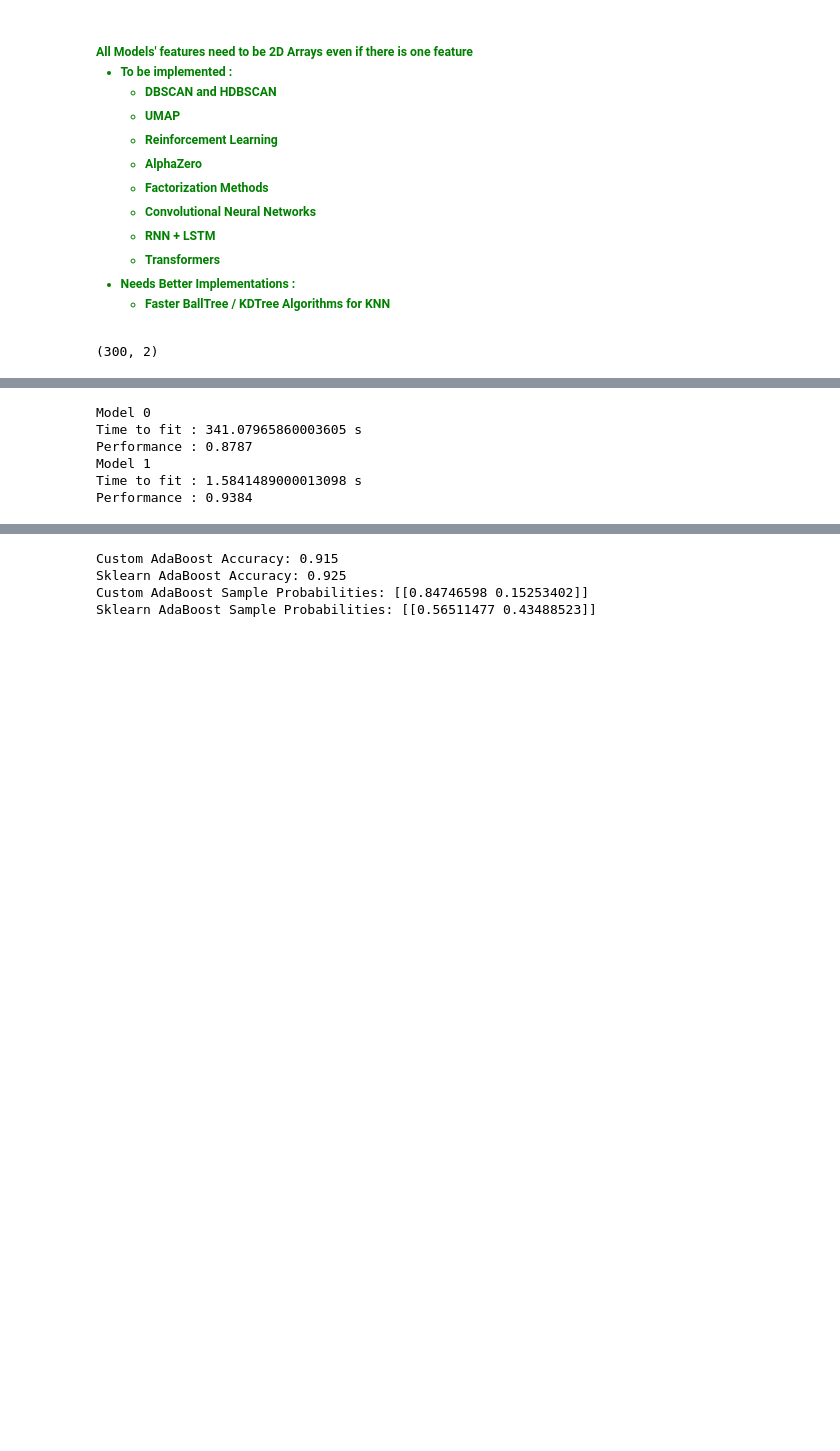
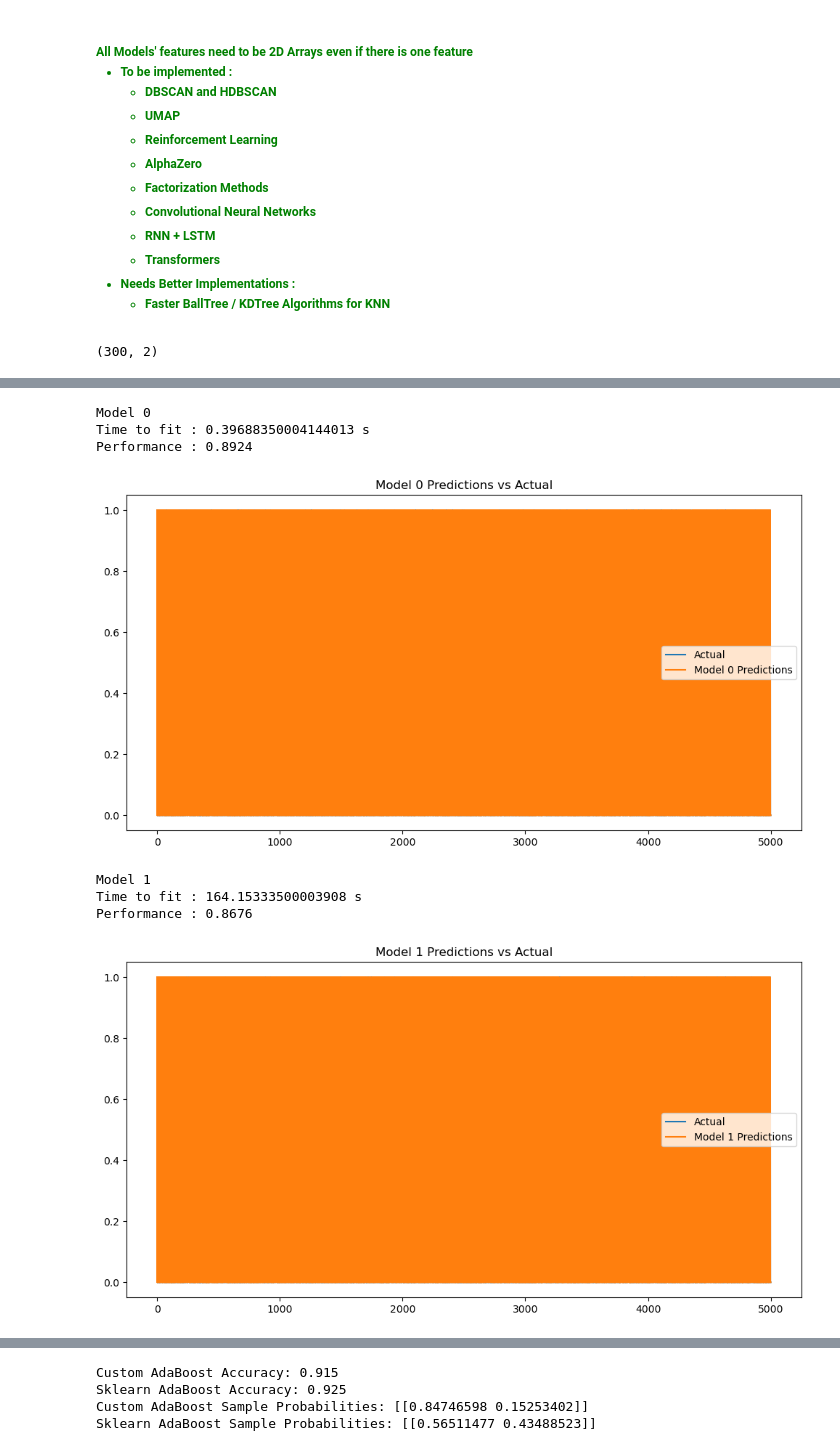
Before and after one commit to Zakaria-El-Maachi/ZAI-Scikit, a Jupyter notebook: testing.ipynb, the cells around one changed output, grey strips where cells are left out. Drawn from its saved outputs; the diff is of its cells as text; code cells hidden in the pictures; blank space fills up the shorter version.

```diff
--- a/testing.ipynb
+++ b/testing.ipynb
@@ -292,22 +290,24 @@ False
 # %%
-from svm import SVM
+from ZAIScikit.linear_models import SVM
 from sklearn.svm import SVC as SKSVC
 
 # Generate random data for binary classification
 X, y = make_classification(n_samples=5000, n_features=5, n_classes=2, random_state=42)
 
 # Instantiate your SVM class
 svm = SVM()
 
 # Instantiate scikit-learn's SVM
 sklearn_svm = SKSVC()
 
 # Compare the models
-compareModels([svm, sklearn_svm], [X, X], [y, y], accuracy_score)
+compareModels([sklearn_svm, svm], [X, X], [y, y], accuracy_score)
 # %% [output]
 Model 0
-Time to fit : 341.07965860003605 s
-Performance : 0.8787
-Model 1
-Time to fit : 1.5841489000013098 s
-Performance : 0.9384
+Time to fit : 0.39688350004144013 s
+Performance : 0.8924
+[figure, added]
+Model 1
+Time to fit : 164.15333500003908 s
+Performance : 0.8676
+[figure, added]
```
Also changed, not shown: parts of 22 cells of this notebook, 47 other files.
